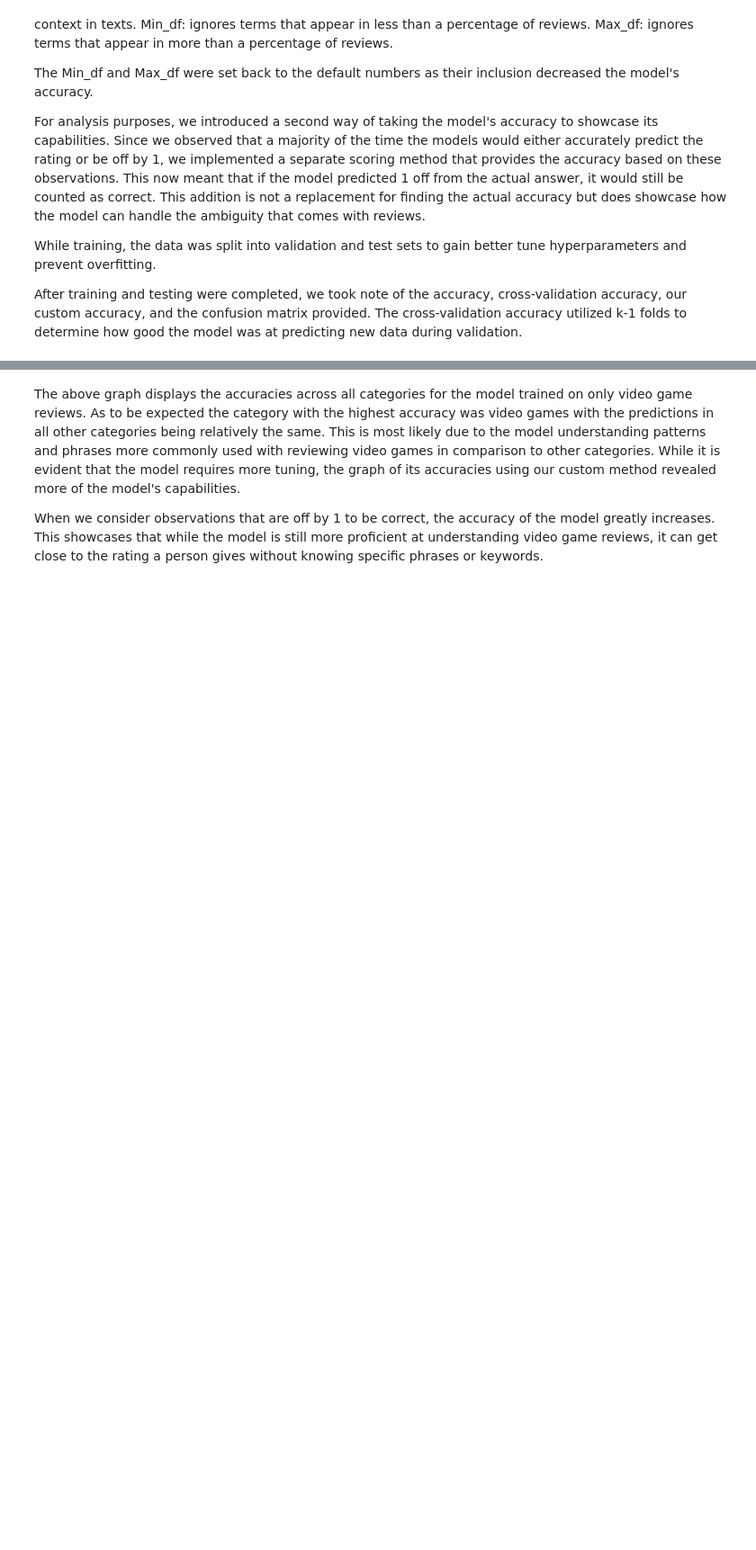
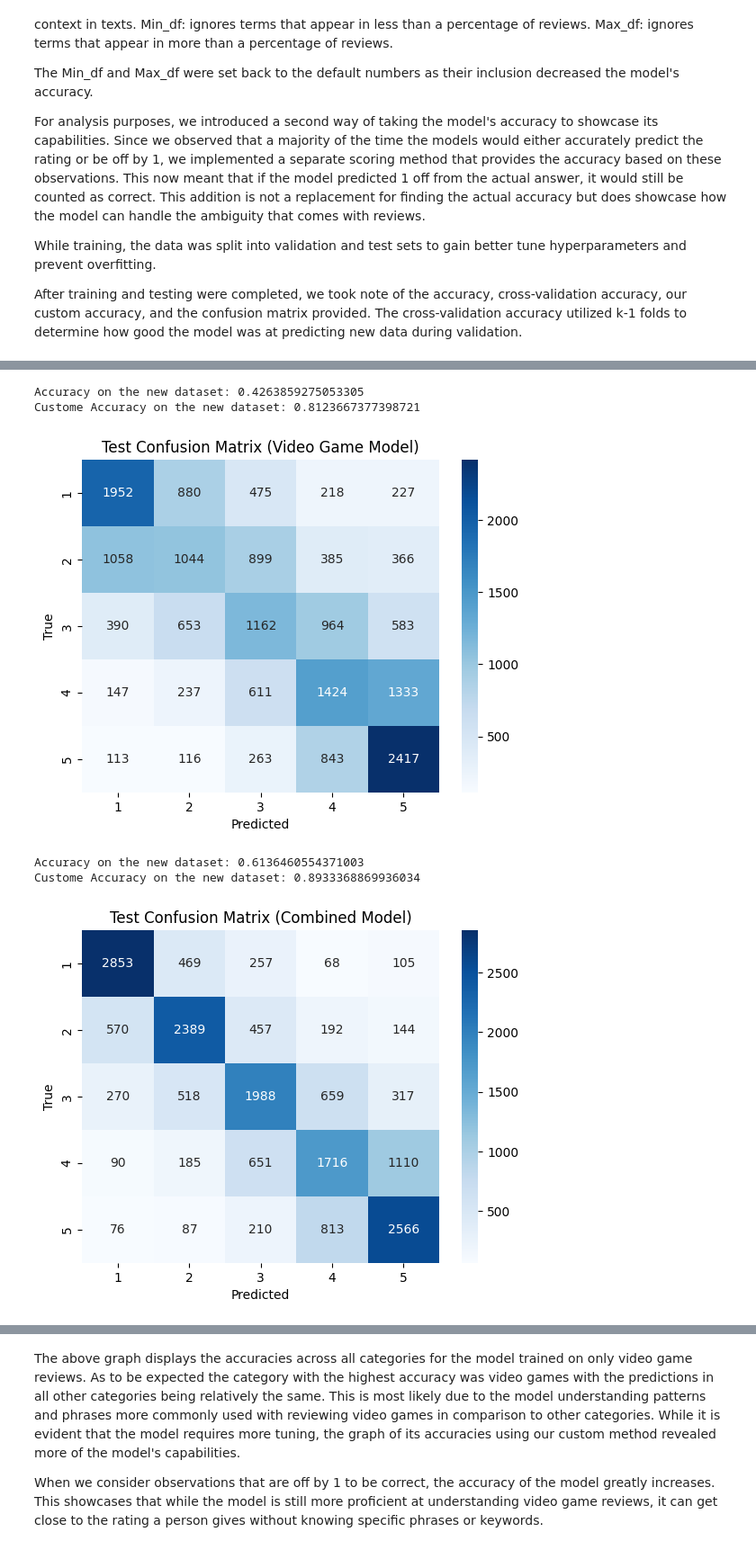
Before and after one commit to AhmadSesay/AhmadSesay.github.io, a Jupyter notebook: Final_Turotial.ipynb, the cells around one changed output, grey strips where cells are left out. Shown at 90% size. Saved outputs shown, nothing was run; the diff lists cells and outputs as text; code cells hidden in the pictures; blank space fills up the shorter version.

```diff
--- a/Final_Turotial.ipynb
+++ b/Final_Turotial.ipynb
@@ -436,6 +480,5 @@ print(f"Predicted Rating for New Review: {predicted_rating[0]} out of 5")
 # %%
 # Model Assesements
-from joblib import load
 
 
 # Load the two models model
@@ -470,59 +513,47 @@ df_minority_1_upsampled = resample(df_minority_1, replace=True, n_samples=len(df
 data= pd.concat([df_majority_downsampled, df_minority_4_upsampled, df_minority_3_upsampled, df_minority_2_upsampled, df_minority_1_upsampled])
 
 data['reviewText'] = data['reviewText'].astype(str).fillna('')
-def clean_text(text):
-    lemmatizer = WordNetLemmatizer()
-    # Convert text to lowercase
-    text = text.lower()
-    # Remove punctuation
-    text = ''.join([char for char in text if char not in string.punctuation])
-    text = ' '.join([lemmatizer.lemmatize(word) for word in text.split()])
-    # remove digits?
-   # text = ''.join([char for char in text if not char.isdigit()])
-    return text
 
 #data pre-processing like tokenizing and stuff, preparing for model
 data['cleaned_review'] = data['reviewText'].apply(clean_text)
 
-from sklearn.feature_extraction.text import TfidfVectorizer
-from sklearn.metrics import accuracy_score, classification_report, confusion_matrix
-from sklearn.metrics import make_scorer
-
-# Custome way of scoring.
-def within_1_accuracy(y_true, y_pred):
-    return np.mean(np.abs(y_true - y_pred) <= 1)
-
-within_1_scorer = make_scorer(within_1_accuracy)
 
 # Make predictions on both models and print results
 features = vectorizer_loaded.transform(data['cleaned_review'])
 multi_features = multi_vectorizer.transform(data['cleaned_review'])
 
 labels = data['overall']
 predictions = model_loaded.predict(features)
 accuracy = accuracy_score(labels, predictions)
 custome_test_accuracy = within_1_accuracy(labels, predictions)
 print(f'Accuracy on the new dataset: {accuracy}')
 print(f'Custome Accuracy on the new dataset: {custome_test_accuracy}')
 test_conf_matrix = confusion_matrix(labels, predictions)
 
 sns.heatmap(test_conf_matrix, annot=True, fmt='d', cmap='Blues', xticklabels=[str(i) for i in range(1, 6)], yticklabels=[str(i) for i in range(1, 6)])
 plt.xlabel('Predicted')
 plt.ylabel('True')
 plt.title('Test Confusion Matrix (Video Game Model)')
 plt.show()
 
 # Combined Model Stats
 multi_predictions = multi_model.predict(multi_features)
 multi_accuracy = accuracy_score(labels, multi_predictions)
 multi_custome_test_accuracy = within_1_accuracy(labels, multi_predictions)
 print(f'Accuracy on the new dataset: {multi_accuracy}')
 print(f'Custome Accuracy on the new dataset: {multi_custome_test_accuracy}')
 test_conf_matrix = confusion_matrix(labels, multi_predictions)
 
 sns.heatmap(test_conf_matrix, annot=True, fmt='d', cmap='Blues', xticklabels=[str(i) for i in range(1, 6)], yticklabels=[str(i) for i in range(1, 6)])
 plt.xlabel('Predicted')
 plt.ylabel('True')
 plt.title('Test Confusion Matrix (Combined Model)')
 plt.show()
+# %% [output]
+Accuracy on the new dataset: 0.4263859275053305
+Custome Accuracy on the new dataset: 0.8123667377398721
+[figure, added]
+Accuracy on the new dataset: 0.6136460554371003
+Custome Accuracy on the new dataset: 0.8933368869936034
+[figure, added]
 # %% [markdown]
```
Also changed, not shown: parts of 8 cells of this notebook.
